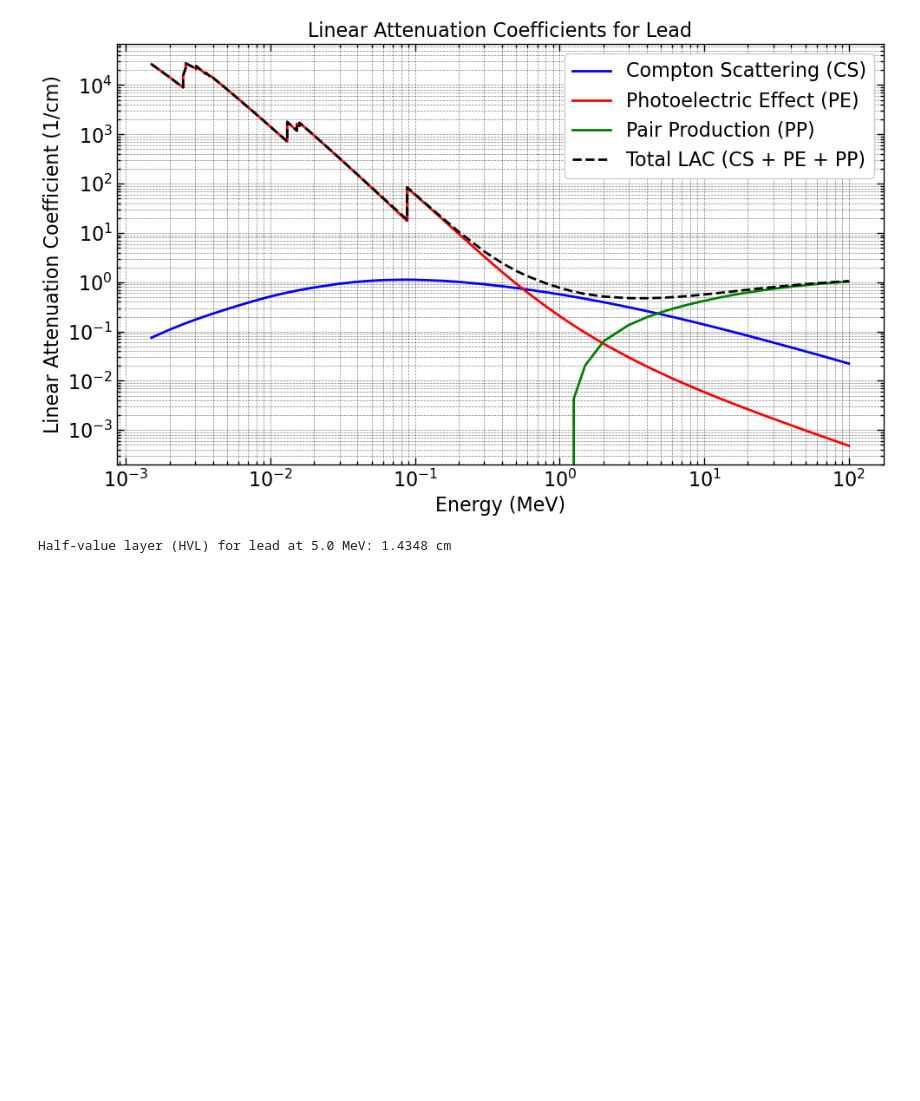
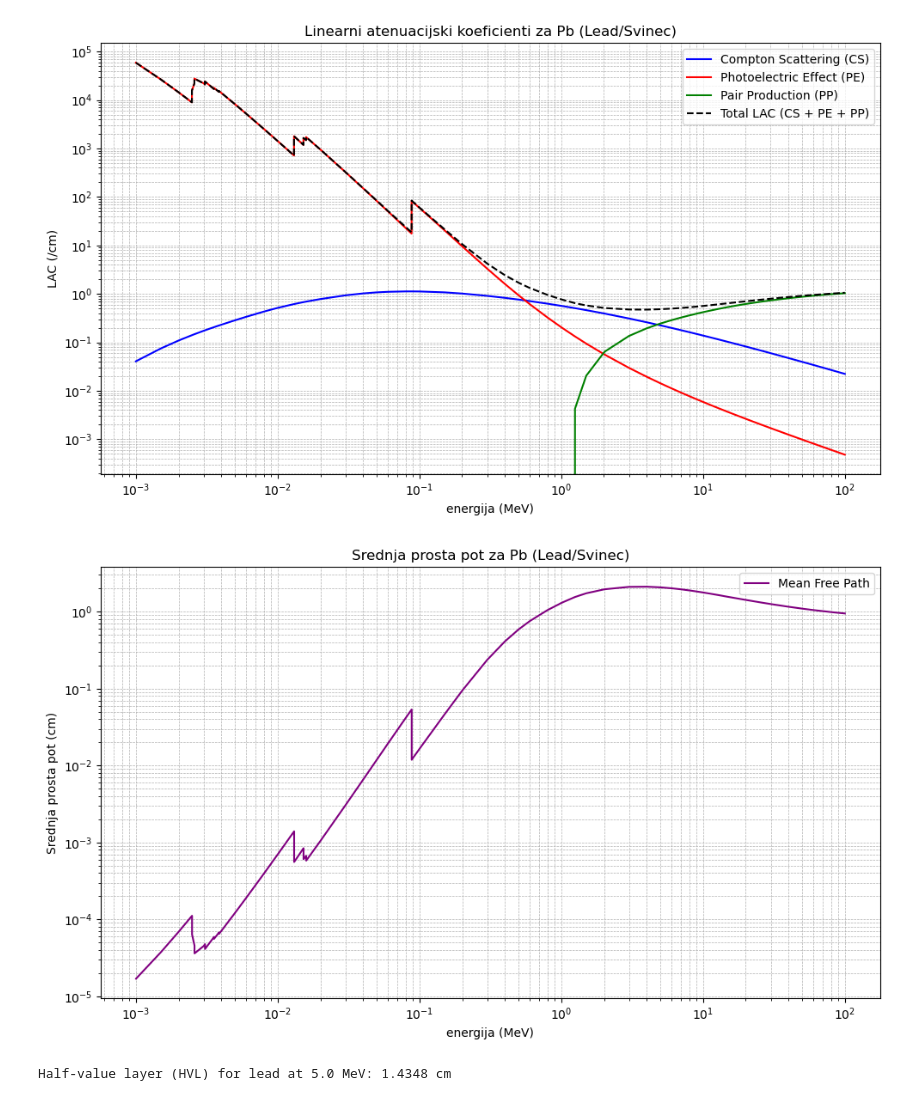
Before and after one commit to MateHudo/PhotonPropagationMCSimulation, a Jupyter notebook: code/FinalCode.ipynb, the cells around one changed output. Cells and saved outputs as stored; diff of their text form; code cells hidden in the pictures; blank space fills up the shorter version.

Commit message:
Further environment reordering

```diff
--- a/code/FinalCode.ipynb
+++ b/code/FinalCode.ipynb
@@ -35,60 +35,33 @@ Columns:
  - mac_total (Total mass attenuation coefficient) [cm^2/g] - sum of all processes
  - mac_tot_w/o_coherent (Total mass attenuation coefficient without Rayleigh scattering) [cm^2/g]
 """
-# Load the data from the txt file
-data = np.loadtxt('../mac_lead.txt', skiprows=1)
-print("Material: Lead")
 
-# Extract the columns
-energy_lead = data[:, 0]  # Energy in MeV
-mac_coherent_lead = data[:, 1]  # Rayleigh scattering
-mac_incoherent_lead = data[:, 2]  # Compton scattering
-mac_photoelectric_lead = data[:, 3]  # Photoelectric effect
-mac_pair_production_nuclear_lead = data[:, 4]  # Pair production in nuclear field
-mac_pair_production_electron_lead = data[:, 5]  # Pair production in electron field
-mac_total_lead = data[:, 6]  # Total mass attenuation coefficient
-mac_total_w_o_coherent_lead = data[:, 7]  # Total mass attenuation coefficient without Rayleigh scattering
+import importlib
+from src import LinearAttenuationCoeff_load as LACload
+importlib.reload(LACload)
 
-# Define the mass density of lead in g/cm^3
+path = "../mac_nistxcom/mac_lead.txt"
 lead_density = 11.34  # g/cm^3
+lead_lac_importer = LACload.LACLoader(path, lead_density, material_name="Pb (Lead/Svinec)")
+energy_lead, lac_pp_lead, lac_cs_lead, lac_pe_lead, lac_total_lead = lead_lac_importer.get_lac_data()
 
-# Convert the mass attenuation coefficients to linear attenuation coefficients [LAC]
-lac_coherent_lead = mac_coherent_lead * lead_density  # in 1/cm
-lac_incoherent_lead = mac_incoherent_lead * lead_density  # in 1/cm
-lac_photoelectric_lead = mac_photoelectric_lead * lead_density  # in 1/cm
-lac_pair_production_nuclear_lead = mac_pair_production_nuclear_lead * lead_density  # in 1/cm
-lac_pair_production_electron_lead = mac_pair_production_electron_lead * lead_density  # in 1/cm
-lac_total_lead = mac_total_lead * lead_density  # in 1/cm
-lac_total_w_o_coherent_lead = mac_total_w_o_coherent_lead * lead_density  # in 1/cm
+#* gather lac data for simulation
+LAC_data_lead = {
+    'energy': energy_lead,  # Energy values for the linear attenuation coefficients
+    'lac_cs': lac_cs_lead,  # Linear attenuation coefficient for Compton scattering
+    'lac_pe': lac_pe_lead,  # Linear attenuation coefficient for photoelectric effect
+    'lac_pp': lac_pp_lead,  # Linear attenuation coefficient for pair production
+}
 
-"""
-Further steps to lac data:
- - combine pair production in nuclear and electron fields into one process
- - lac_total_simulation - will consist of CS, PE, PP, but not RS!
- - ...
-Label 3 interactions in interest:
- - PP = pair production
- - CS = Compton scattering
- - PE = photoelectric effect
-"""
-lac_pp_lead = lac_pair_production_nuclear_lead + lac_pair_production_electron_lead  # in 1/cm
-lac_cs_lead = lac_incoherent_lead  # in 1/cm
-lac_pe_lead = lac_photoelectric_lead  # in 1/cm
-lac_total_simulation_lead = lac_cs_lead + lac_pe_lead + lac_pp_lead  # in 1/cm
+energies = [0.01,0.05,0.08,0.1,0.15,0.5,1.0,2.0] # MeV
 
-# plot lacs for processes in interest
-plt.figure(figsize=(10, 6))
-plt.plot(energy_lead, lac_cs_lead, label='Compton Scattering (CS)', color='blue')
-plt.plot(energy_lead, lac_pe_lead, label='Photoelectric Effect (PE)', color='red')
-plt.plot(energy_lead, lac_pp_lead, label='Pair Production (PP)', color='green')
-plt.plot(energy_lead, lac_total_simulation_lead, label='Total LAC (CS + PE + PP)', color='black', linestyle='--')
-plt.xscale('log')
-plt.yscale('log')
-plt.xlabel('Energy (MeV)')
-plt.ylabel('Linear Attenuation Coefficient (1/cm)')
-plt.title('Linear Attenuation Coefficients for Lead')
-plt.legend()
-plt.grid(True, which='both', linestyle='--', linewidth=0.5)
-plt.tight_layout()
-plt.show()
+for energy in energies:
+    lac_value = lead_lac_importer.get_lac_at_energy(energy)
+    print(f"At {energy} MeV, total linear attenuation coefficient is {lac_value:.4f} /cm"
+          f"; (mean free path = {1/lac_value:.4f} cm)"
+          )
+
+# plot
+lead_lac_importer.plot()
+lead_lac_importer.plot_mean_free_path()
 # %% [output]
@@ -96,4 +76,5 @@ Material: Lead
-[figure, old version]
+[figure, new version]
+[figure, added]
 # %%
 class PhotonBoxSimulator:
     def __init__(self, BoxData, LAC_data, Emin_terminate=0.001):
```
Also changed, not shown: parts of 1 cell of this notebook, 5 other files.
